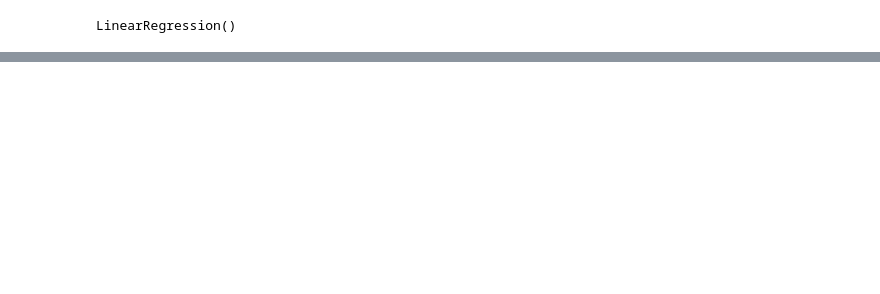
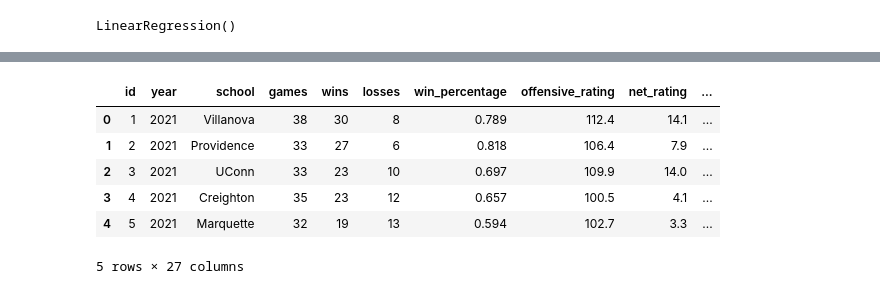
Before and after one commit to bowie0713/DS-Project-1, a Jupyter notebook: Three_Point_Data_Science_Project.ipynb, the cells around one changed output, grey strips where cells are left out. Cells and saved outputs as stored; diff of their text form; code cells hidden in the pictures; blank space fills up the shorter version.

```diff
--- a/Three_Point_Data_Science_Project.ipynb
+++ b/Three_Point_Data_Science_Project.ipynb
@@ -288,0 +281,12 @@ plt.show()
+# %%
+ncaa_df = ncaa_df.drop(['rank','conference_wins','conference_losses','home_wins','home_losses',
+                        'away_wins','away_losses', 'defensive_rating','turnovers','personal_fouls'], axis = 1)
+ncaa_df.head()
+# %% [output]
+|  | id | year | school | games | wins | losses | win_percentage | offensive_rating | net_rating | ... |
+| 0 | 1 | 2021 | Villanova | 38 | 30 | 8 | 0.789 | 112.4 | 14.1 | ... |
+| 1 | 2 | 2021 | Providence | 33 | 27 | 6 | 0.818 | 106.4 | 7.9 | ... |
+| 2 | 3 | 2021 | UConn | 33 | 23 | 10 | 0.697 | 109.9 | 14.0 | ... |
+| 3 | 4 | 2021 | Creighton | 35 | 23 | 12 | 0.657 | 100.5 | 4.1 | ... |
+| 4 | 5 | 2021 | Marquette | 32 | 19 | 13 | 0.594 | 102.7 | 3.3 | ... |
+5 rows × 27 columns
```
Also changed, not shown: parts of 16 cells of this notebook.
